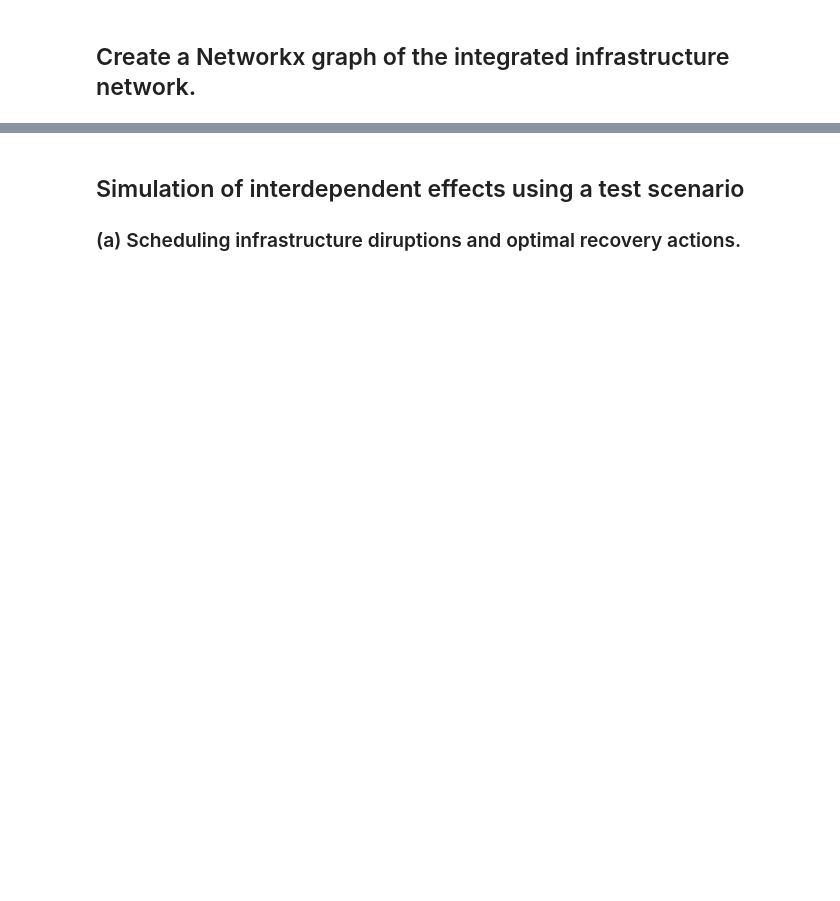
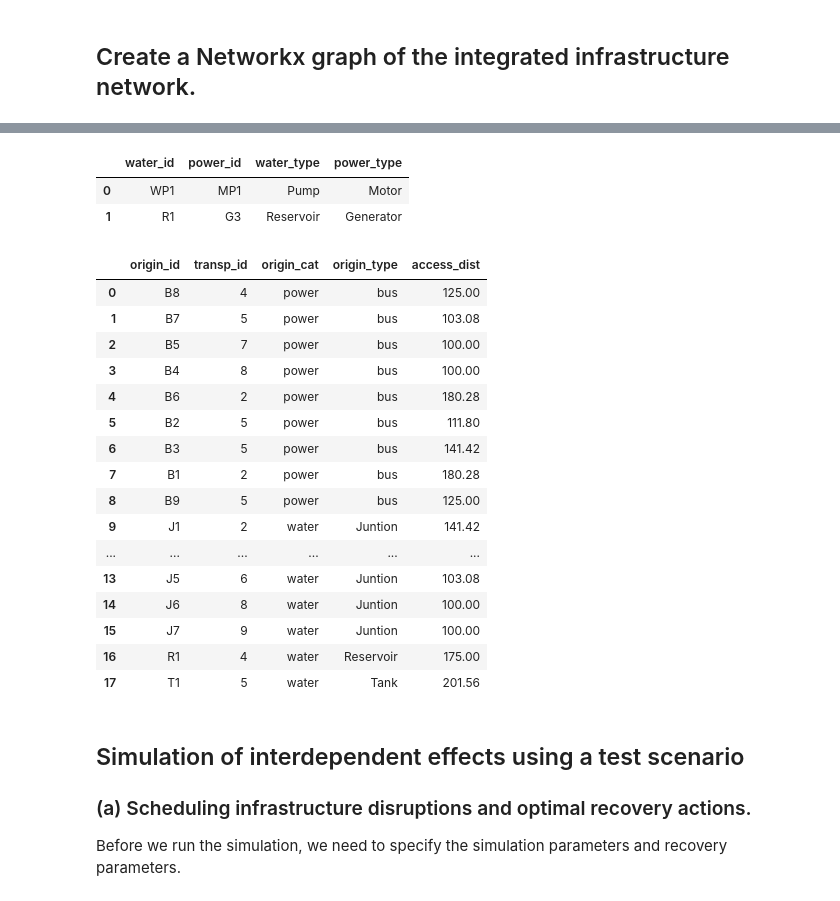
Before and after one commit to srijithbalakrishnan/dreaminsg-integrated-model, a Jupyter notebook: notebooks/demo.ipynb, the cells around one changed output, grey strips where cells are left out. Drawn from its saved outputs; the diff is of its cells as text; code cells hidden in the pictures; blank space fills up the shorter version.

```diff
--- a/notebooks/demo.ipynb
+++ b/notebooks/demo.ipynb
@@ -86,3 +84,37 @@ net1_deps.access_table.head()
+# %%
+net1_deps = DependencyTable()
+
+#water - power dependencies stored to wp_table
+net1_deps.add_pump_motor_coupling(water_id='WP1', power_id='MP1', motor_mw=pn.motor.pn_mech_mw[pn.motor.name == 'MP1'].values[0], pm_efficiency=1.0)
+net1_deps.add_gen_reserv_coupling(water_id='R1', power_id='G3', gen_mw=1, gr_efficiency=1.0)
+net1_deps.wp_table.head()
+# %% [output]
+|  | water_id | power_id | water_type | power_type |
+| 0 | WP1 | MP1 | Pump | Motor |
+| 1 | R1 | G3 | Reservoir | Generator |
+# %%
+#transportation access dependencies saved to access_table
+net1_deps.add_transpo_access(integrated_graph)
+net1_deps.access_table
+# %% [output]
+|  | origin_id | transp_id | origin_cat | origin_type | access_dist |
+| 0 | B8 | 4 | power | bus | 125.00 |
+| 1 | B7 | 5 | power | bus | 103.08 |
+| 2 | B5 | 7 | power | bus | 100.00 |
+| 3 | B4 | 8 | power | bus | 100.00 |
+| 4 | B6 | 2 | power | bus | 180.28 |
+| 5 | B2 | 5 | power | bus | 111.80 |
+| 6 | B3 | 5 | power | bus | 141.42 |
+| 7 | B1 | 2 | power | bus | 180.28 |
+| 8 | B9 | 5 | power | bus | 125.00 |
+| 9 | J1 | 2 | water | Juntion | 141.42 |
+| ... | ... | ... | ... | ... | ... |
+| 13 | J5 | 6 | water | Juntion | 103.08 |
+| 14 | J6 | 8 | water | Juntion | 100.00 |
+| 15 | J7 | 9 | water | Juntion | 100.00 |
+| 16 | R1 | 4 | water | Reservoir | 175.00 |
+| 17 | T1 | 5 | water | Tank | 201.56 |
 # %% [markdown]
 ## Simulation of interdependent effects using a test scenario
-### (a) Scheduling infrastructure diruptions and optimal recovery actions.
+### (a) Scheduling infrastructure disruptions and optimal recovery actions.
+Before we run the simulation, we need to specify the simulation parameters and recovery parameters.
```
Also changed, not shown: parts of 23 cells of this notebook, 17 other files.
